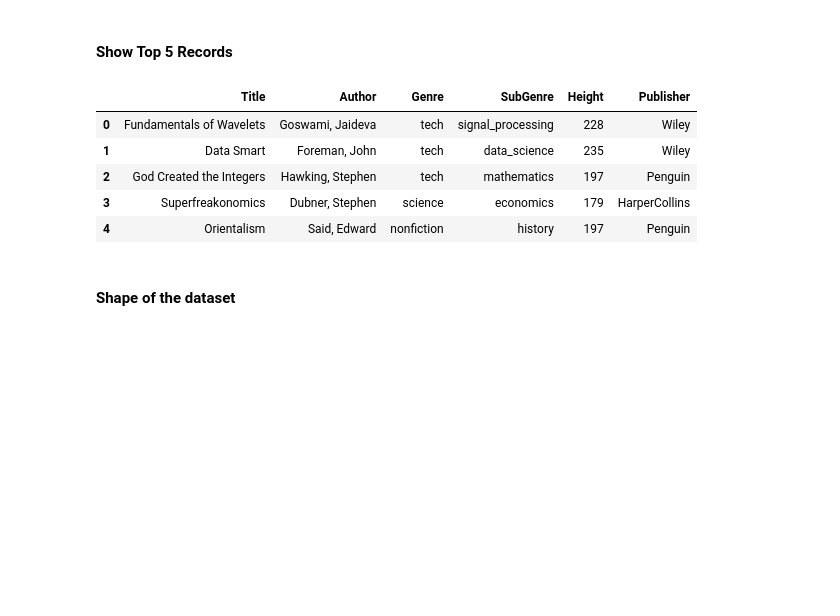
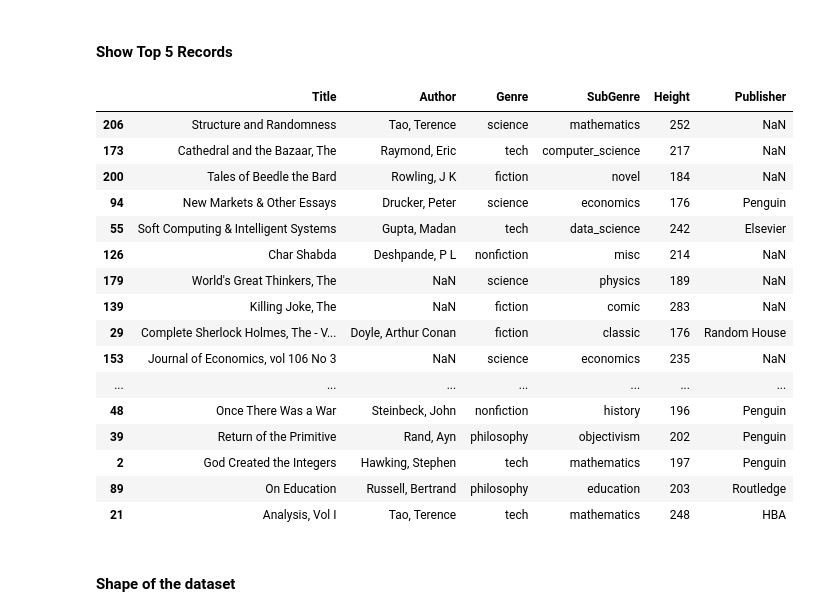
Before and after one commit to ShreyasGandhi0607/Book_Recommander_System, a Jupyter notebook: notebook/EDA.ipynb, the cells around one changed output. Cells and saved outputs as stored; diff of their text form; code cells hidden in the pictures; blank space fills up the shorter version.

Commit message:
book-recommander-system

```diff
--- a/notebook/EDA.ipynb
+++ b/notebook/EDA.ipynb
@@ -31,15 +31,26 @@ import matplotlib.pyplot as plt
 book = pd.read_csv('data/books_new.csv')
 # %% [markdown]
 #### Show Top 5 Records
-# %%
-book.head()
-# %% [output]
-|  | Title | Author | Genre | SubGenre | Height | Publisher |
-| 0 | Fundamentals of Wavelets | Goswami, Jaideva | tech | signal_processing | 228 | Wiley |
-| 1 | Data Smart | Foreman, John | tech | data_science | 235 | Wiley |
-| 2 | God Created the Integers | Hawking, Stephen | tech | mathematics | 197 | Penguin |
-| 3 | Superfreakonomics | Dubner, Stephen | science | economics | 179 | HarperCollins |
-| 4 | Orientalism | Said, Edward | nonfiction | history | 197 | Penguin |
+# %%
+book.sample(25)
+# %% [output]
+|  | Title | Author | Genre | SubGenre | Height | Publisher |
+| 206 | Structure and Randomness | Tao, Terence | science | mathematics | 252 | NaN |
+| 173 | Cathedral and the Bazaar, The | Raymond, Eric | tech | computer_science | 217 | NaN |
+| 200 | Tales of Beedle the Bard | Rowling, J K | fiction | novel | 184 | NaN |
+| 94 | New Markets & Other Essays | Drucker, Peter | science | economics | 176 | Penguin |
+| 55 | Soft Computing & Intelligent Systems | Gupta, Madan | tech | data_science | 242 | Elsevier |
+| 126 | Char Shabda | Deshpande, P L | nonfiction | misc | 214 | NaN |
+| 179 | World's Great Thinkers, The | NaN | science | physics | 189 | NaN |
+| 139 | Killing Joke, The | NaN | fiction | comic | 283 | NaN |
+| 29 | Complete Sherlock Holmes, The - V... | Doyle, Arthur Conan | fiction | classic | 176 | Random House |
+| 153 | Journal of Economics, vol 106 No 3 | NaN | science | economics | 235 | NaN |
+| ... | ... | ... | ... | ... | ... | ... |
+| 48 | Once There Was a War | Steinbeck, John | nonfiction | history | 196 | Penguin |
+| 39 | Return of the Primitive | Rand, Ayn | philosophy | objectivism | 202 | Penguin |
+| 2 | God Created the Integers | Hawking, Stephen | tech | mathematics | 197 | Penguin |
+| 89 | On Education | Russell, Bertrand | philosophy | education | 203 | Routledge |
+| 21 | Analysis, Vol I | Tao, Terence | tech | mathematics | 248 | HBA |
 # %% [markdown]
 #### Shape of the dataset
 # %%
```
Also changed, not shown: 2 other files.
